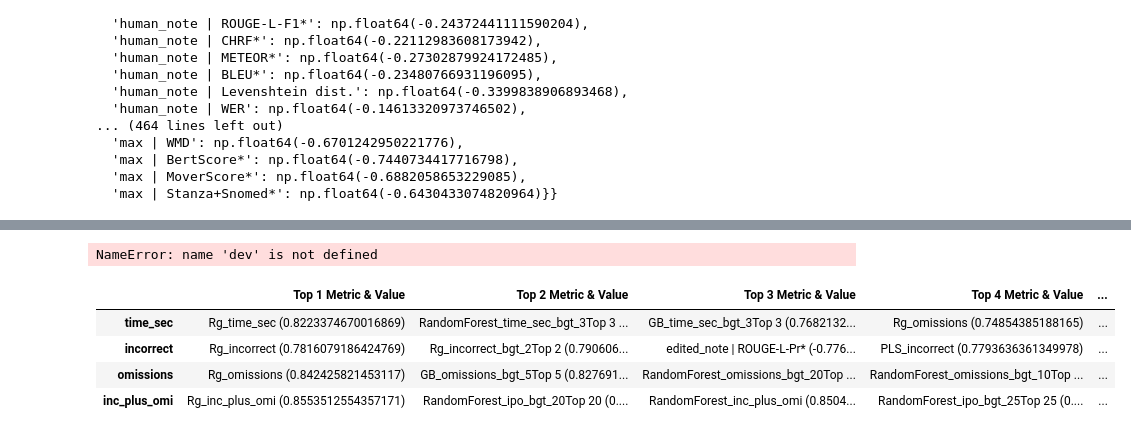
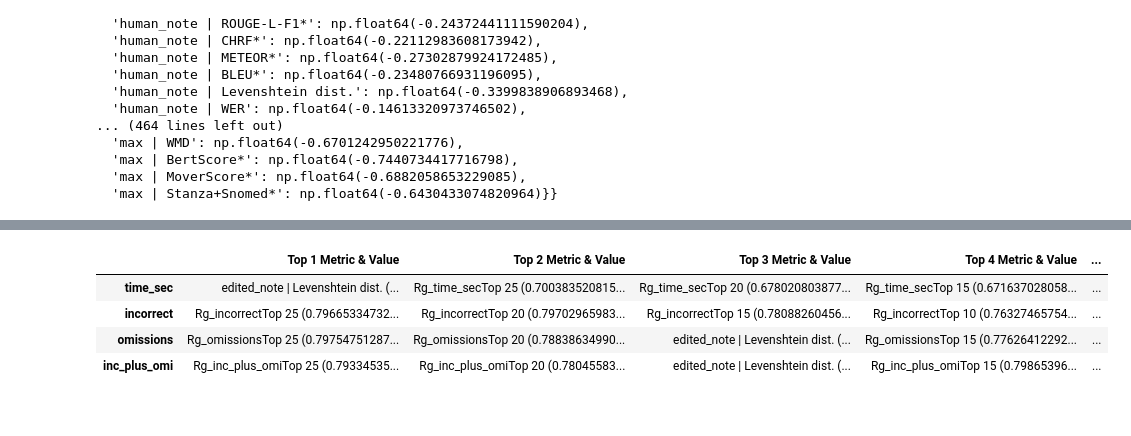
Before and after one commit to SALT-NLP/autometrics, a Jupyter notebook: primock_crossvalid.ipynb, the cells around one changed output, grey strips where cells are left out. Cells and saved outputs as stored; diff of their text form; code cells hidden in the pictures.

```diff
--- a/primock_crossvalid.ipynb
+++ b/primock_crossvalid.ipynb
@@ -106,23 +106,45 @@ for target_column in dataset.target_columns:
+# %%
+sum_correlations = {}
+
+for split in splits:
+    train, val = split
+    for budget in [2, 3, 5, 10, 15, 20, 25]:
+        for target in dataset.get_target_columns():
+            aggregator = Ridge(dataset=train, name=f'Ridge_{target}')
+            budget_model = BudgetRegression(aggregator, budget)
+            budget_model.learn(train, target)
+            budget_model.predict(val, target)
+
+    corr = calculate_correlation(val, compute_all=True)
+
+    for target in dataset.get_target_columns():
+        if target not in sum_correlations:
+            sum_correlations[target] = {}
+        for metric in corr[target]:
+            if metric not in sum_correlations[target]:
+                sum_correlations[target][metric] = 0
+            sum_correlations[target][metric] += corr[target][metric]
+
+for target in sum_correlations:
+    for metric in sum_correlations[target]:
+        sum_correlations[target][metric] /= len(splits)
 # %%
 # Budget Runs
 for model in [Ridge]:
     for budget in [2, 3, 5, 10, 15, 20, 25]:
         for target_column in dataset.target_columns:
-            model_instance = model(dataset=train, name=model.__name__ + '_' + target_column)
+            model_instance = model(dataset=train_overall, name=model.__name__ + '_' + target_column)
             budget_model = BudgetRegression(model_instance, budget)
-            budget_model.learn(train, target_column)
-            budget_model.predict(train, target_column)
-            budget_model.predict(dev, target_column)
+            budget_model.learn(train_overall, target_column)
+            budget_model.predict(train_overall, target_column)
             budget_model.predict(test, target_column)
-# %% [output]
-NameError: name 'dev' is not defined
 # %%
-display_top_5_metrics_by_validation(dev, test, True)
+display_top_5_metrics_by_validation(train_overall, test, True)
 # %% [output]
 |  | Top 1 Metric & Value | Top 2 Metric & Value | Top 3 Metric & Value | Top 4 Metric & Value | ... |
-| time_sec | Rg_time_sec (0.8223374670016869) | RandomForest_time_sec_bgt_3Top 3 ... | GB_time_sec_bgt_3Top 3 (0.7682132... | Rg_omissions (0.74854385188165) | ... |
-| incorrect | Rg_incorrect (0.7816079186424769) | Rg_incorrect_bgt_2Top 2 (0.790606... | edited_note | ROUGE-L-Pr* (-0.776... | PLS_incorrect (0.7793636361349978) | ... |
-| omissions | Rg_omissions (0.842425821453117) | GB_omissions_bgt_5Top 5 (0.827691... | RandomForest_omissions_bgt_20Top ... | RandomForest_omissions_bgt_10Top ... | ... |
-| inc_plus_omi | Rg_inc_plus_omi (0.8553512554357171) | RandomForest_ipo_bgt_20Top 20 (0.... | RandomForest_inc_plus_omi (0.8504... | RandomForest_ipo_bgt_25Top 25 (0.... | ... |
+| time_sec | edited_note | Levenshtein dist. (... | Rg_time_secTop 25 (0.700383520815... | Rg_time_secTop 20 (0.678020803877... | Rg_time_secTop 15 (0.671637028058... | ... |
+| incorrect | Rg_incorrectTop 25 (0.79665334732... | Rg_incorrectTop 20 (0.79702965983... | Rg_incorrectTop 15 (0.78088260456... | Rg_incorrectTop 10 (0.76327465754... | ... |
+| omissions | Rg_omissionsTop 25 (0.79754751287... | Rg_omissionsTop 20 (0.78838634990... | edited_note | Levenshtein dist. (... | Rg_omissionsTop 15 (0.77626412292... | ... |
+| inc_plus_omi | Rg_inc_plus_omiTop 25 (0.79334535... | Rg_inc_plus_omiTop 20 (0.78045583... | edited_note | Levenshtein dist. (... | Rg_inc_plus_omiTop 15 (0.79865396... | ... |
 # %%
 for target_column in dataset.target_columns:
```
Also changed, not shown: parts of 6 cells of this notebook, 10 other files.
